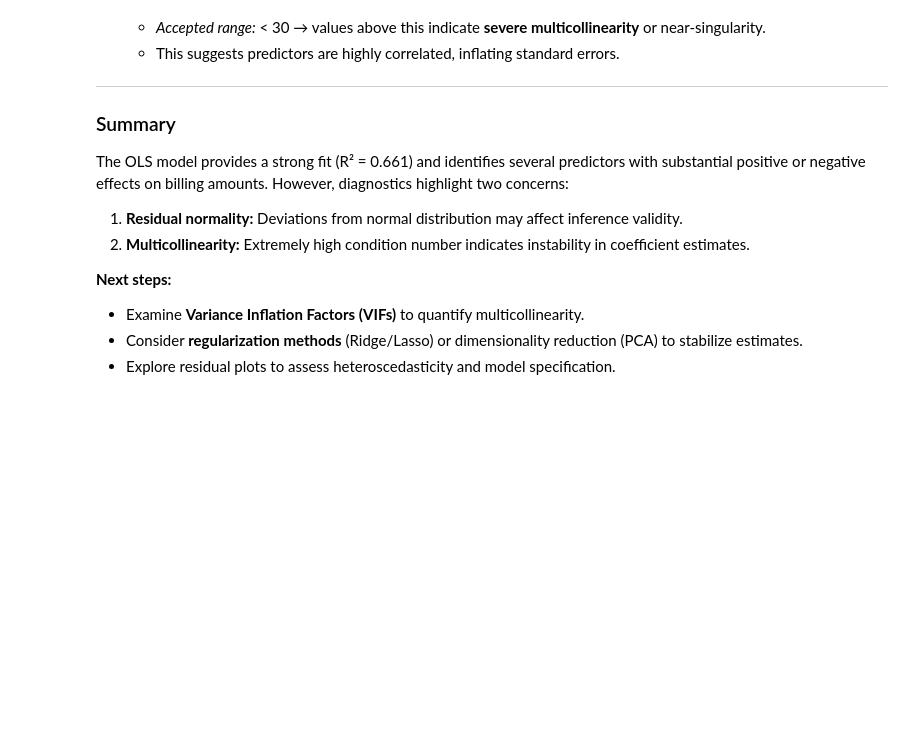
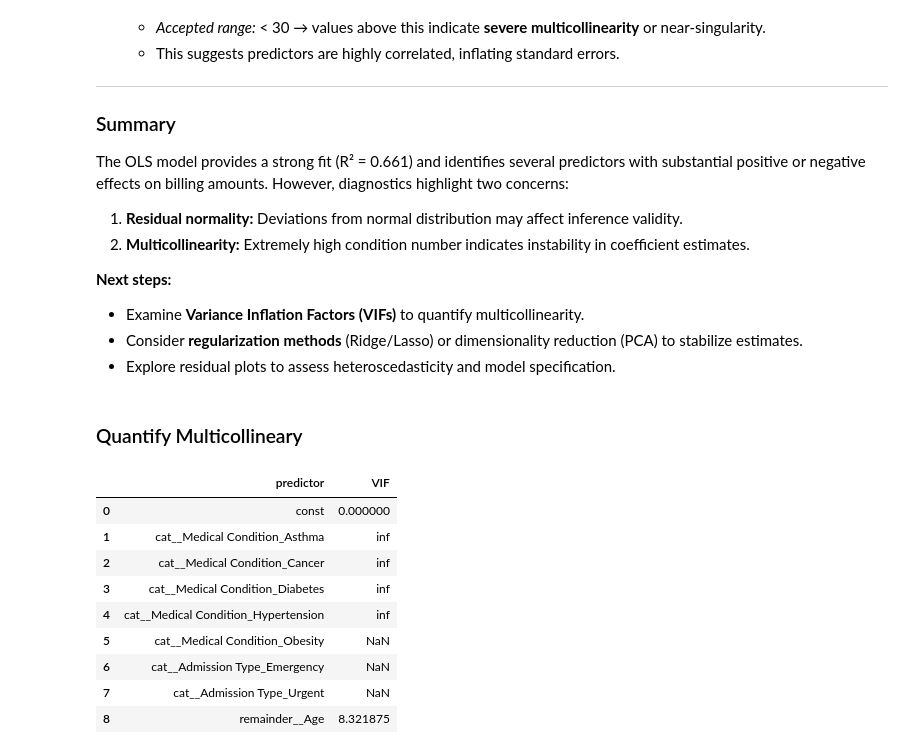
Before and after one commit to Rooney-tech/Linear-Regression, a Jupyter notebook: Linear regression/Notebooks/Linear Regression Analaysis 2- Predicting Patient Bill.ipynb, the cells around one changed output. Cells and saved outputs as stored; diff of their text form; code cells hidden in the pictures; blank space fills up the shorter version.

```diff
--- a/Linear regression/Notebooks/Linear Regression Analaysis 2- Predicting Patient Bill.ipynb
+++ b/Linear regression/Notebooks/Linear Regression Analaysis 2- Predicting Patient Bill.ipynb
@@ -497,3 +497,31 @@ The OLS model provides a strong fit (R² = 0.661) and identifies several predict
 - Examine **Variance Inflation Factors (VIFs)** to quantify multicollinearity.
 - Consider **regularization methods** (Ridge/Lasso) or dimensionality reduction (PCA) to stabilize estimates.
 - Explore residual plots to assess heteroscedasticity and model specification.
+# %% [markdown]
+### Quantify Multicollineary
+# %%
+# Import variacne inflation factor calculater
+from statsmodels.stats.outliers_influence import variance_inflation_factor
+
+# Use the dataframe format of the X_train encoded and add a constant.
+X_train_enc_cons = sm.add_constant(X_train_enc_df, has_constant='add')
+
+
+# Calculate the VIF for each feature.
+VIF_data = pd.DataFrame()
+VIF_data['predictor'] = X_train_enc_cons.columns
+VIF_data['VIF'] = [variance_inflation_factor(X_train_enc_cons.values,i)
+                   for i in range( X_train_enc_cons.shape[1])
+                   ]
+VIF_data
+# %% [output]
+|  | predictor | VIF |
+| 0 | const | 0.000000 |
+| 1 | cat__Medical Condition_Asthma | inf |
+| 2 | cat__Medical Condition_Cancer | inf |
+| 3 | cat__Medical Condition_Diabetes | inf |
+| 4 | cat__Medical Condition_Hypertension | inf |
+| 5 | cat__Medical Condition_Obesity | NaN |
+| 6 | cat__Admission Type_Emergency | NaN |
+| 7 | cat__Admission Type_Urgent | NaN |
+| 8 | remainder__Age | 8.321875 |
```
Also changed, not shown: parts of 5 cells of this notebook.
